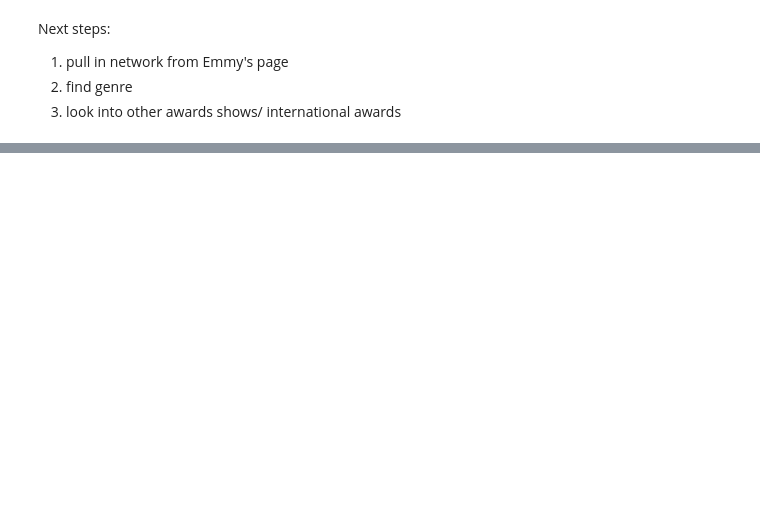
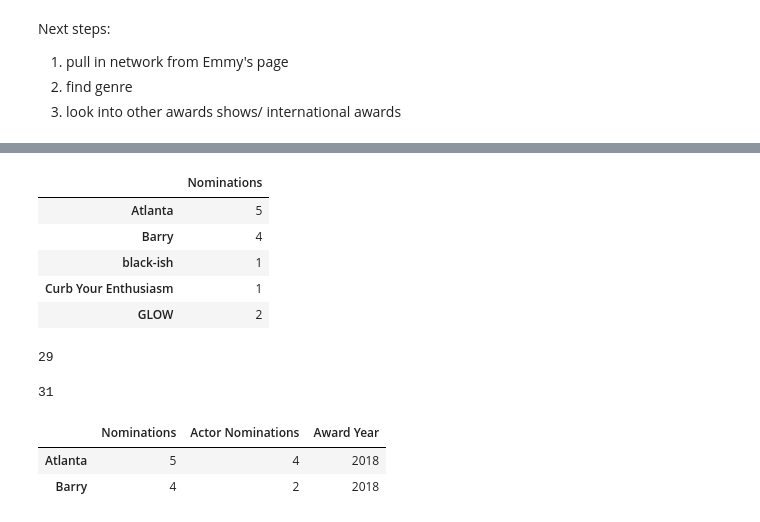
Before and after one commit to drrausch/Creating_Successful_Video_Content, a Jupyter notebook: WebscrapingPhase1.ipynb, the cells around one changed output, grey strips where cells are left out. Drawn from its saved outputs; the diff is of its cells as text; code cells hidden in the pictures; blank space fills up the shorter version.

```diff
--- a/WebscrapingPhase1.ipynb
+++ b/WebscrapingPhase1.ipynb
@@ -177,0 +279,24 @@ Next steps:
+# %%
+url2018_1 = 'https://www.emmys.com/awards/nominees-winners/2018?page=1'
+html2018_1 = requests.get(url2018_1)
+soup2018_1 = BeautifulSoup(html2018_1.content, 'lxml')
+# %%
+award_titles_container2018_1 = soup2018_1.find('div', class_ = 'section-content item-list pt-3 row')
+
+titles2018_1 = award_titles_container2018_1.findAll('h5', class_ = 'mb-1')
+
+show_names_for_actors2018_1 = award_titles_container2018_1.findAll('div', class_ = 'p1 show-title')
+# %%
+for tag in titles2018_1[:5]:
+    actors2018.append(tag.text.strip())
+
+for tag in titles2018_1[-12:]:
+    actors2018.append(tag.text.strip())
+
+for tag in titles2018_1[6:-12]:
+    shows2018.append(tag.text.strip())
+
+show_names_for_actors2018_1 = award_titles_container2018_1.findAll('div', class_ = 'p1 show-title')
+
+for tag in show_names_for_actors2018_1:
+    shows_nominated_actors2018.append(tag.text.strip())
@@ -177,0 +321,16 @@ Next steps:
+# %%
+df2018 = pd.DataFrame.from_dict(nominated_shows2018, 'index')
+df2018.columns = ['Nominations']
+df2018.head()
+# %% [output]
+|  | Nominations |
+| Atlanta | 5 |
+| Barry | 4 |
+| black-ish | 1 |
+| Curb Your Enthusiasm | 1 |
+| GLOW | 2 |
+# %%
+shows_actors_nom2018 = dict((x, shows_nominated_actors2018.count(x)) for x in shows_nominated_actors2018)
+len(shows_actors_nom2018)
+# %% [output]
+29
@@ -177,0 +340,12 @@ Next steps:
+# %%
+joined_df_2018 = df2018.join(df_2018_1,how='outer')
+len(joined_df_2018)
+# %% [output]
+31
+# %%
+joined_df_2018['Award Year'] = '2018'
+joined_df_2018.head(2)
+# %% [output]
+|  | Nominations | Actor Nominations | Award Year |
+| Atlanta | 5 | 4 | 2018 |
+| Barry | 4 | 2 | 2018 |
```
Also changed, not shown: parts of 75 cells of this notebook.
